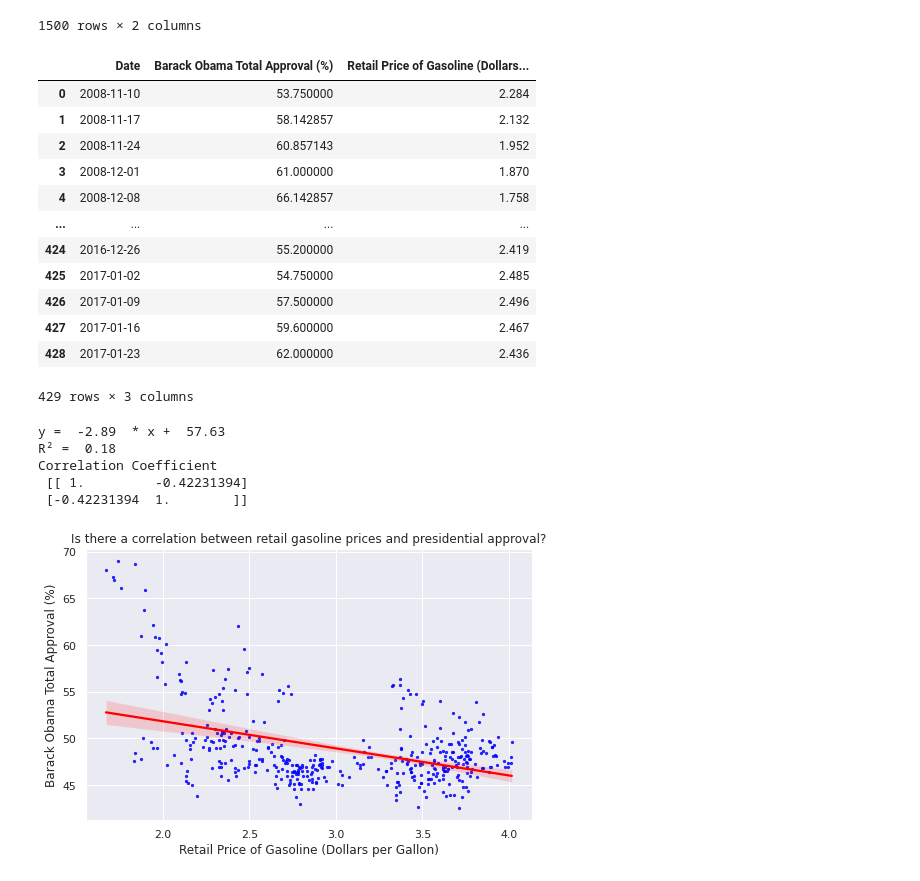
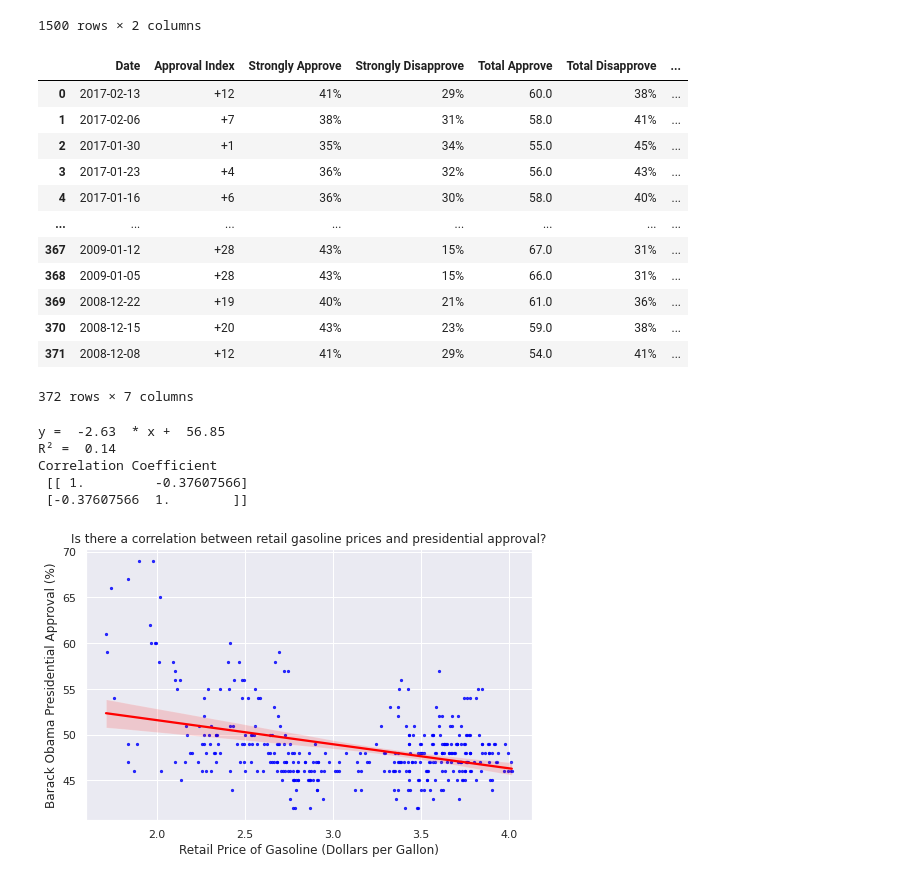
Before and after one commit to Edward-Natusch/Edward-Natusch.github.io, a Jupyter notebook: Homework9_Advanced_Analytics.ipynb, the cells around one changed output. Saved outputs shown, nothing was run; the diff lists cells and outputs as text; code cells hidden in the pictures.

```diff
--- a/Homework9_Advanced_Analytics.ipynb
+++ b/Homework9_Advanced_Analytics.ipynb
@@ -16,22 +16,6 @@ DF_Obama_Approval['Total Approve'] = DF_Obama_Approval['Total Approve'].str.repl
 DF_Obama_Approval['Total Approve'] = pd.to_numeric(DF_Obama_Approval['Total Approve'], errors ='coerce')
 DF_Obama_Approval.dropna(subset = ["Total Approve"], inplace=True)
 
-# Creating Weekly averages for presidential approval
+# Implementing a month lag
 
-DF_Obama_Approval_Weekly = DF_Obama_Approval.resample('W', on='Date').mean().reset_index()
-
-# The date will reflect the average presidential approval of the previous week
-
-import datetime
-
-# off-setting the day by 1 so the weekly average of the previous week is reflected on the monday of the next week.
-# (This is so the data can be merged with the FRED data, which has a weekly frequency ending Monday)
-
-DF_Obama_Approval_Weekly['Date'] = pd.DatetimeIndex(DF_Obama_Approval_Weekly['Date']) + pd.DateOffset(1)
-
-# Renaming Columns
-
-DF_Obama_Approval_Weekly.columns = ['Date','Barack Obama Total Approval (%)']
-
-
-DF_Obama_Approval_Weekly
+DF_Obama_Approval['Date'] = pd.DatetimeIndex(DF_Obama_Approval['Date']) + pd.DateOffset(months = 1)
@@ -110,62 +80,64 @@ DF_Retail_Gasoline_Price
 # %%
 # Merging the data from the two data sources to create a single data set
 
-DF_Obama_Approval_Weekly_With_Gasoline_Prices = DF_Obama_Approval_Weekly.merge(DF_Retail_Gasoline_Price, left_on='Date', right_on='Date')
+DF_Obama_Approval_With_Gasoline_Prices = DF_Obama_Approval.merge(DF_Retail_Gasoline_Price, left_on='Date', right_on='Date')
 
-DF_Obama_Approval_Weekly_With_Gasoline_Prices
+DF_Obama_Approval_With_Gasoline_Prices
 
 # DF_Obama_Approval_Weekly_With_Gasoline_Prices = DF_Obama_Approval_Weekly_With_Gasoline_Prices[(DF_Obama_Approval_Weekly_With_Gasoline_Prices['Date'].dt.year >= 2011)]
 # %% [output]
-|  | Date | Barack Obama Total Approval (%) | Retail Price of Gasoline (Dollars... |
-| 0 | 2008-11-10 | 53.750000 | 2.284 |
-| 1 | 2008-11-17 | 58.142857 | 2.132 |
-| 2 | 2008-11-24 | 60.857143 | 1.952 |
-| 3 | 2008-12-01 | 61.000000 | 1.870 |
-| 4 | 2008-12-08 | 66.142857 | 1.758 |
-| ... | ... | ... | ... |
-| 424 | 2016-12-26 | 55.200000 | 2.419 |
-| 425 | 2017-01-02 | 54.750000 | 2.485 |
-| 426 | 2017-01-09 | 57.500000 | 2.496 |
-| 427 | 2017-01-16 | 59.600000 | 2.467 |
-| 428 | 2017-01-23 | 62.000000 | 2.436 |
+|  | Date | Approval Index | Strongly Approve | Strongly Disapprove | Total Approve | Total Disapprove | ... |
+| 0 | 2017-02-13 | +12 | 41% | 29% | 60.0 | 38% | ... |
+| 1 | 2017-02-06 | +7 | 38% | 31% | 58.0 | 41% | ... |
+| 2 | 2017-01-30 | +1 | 35% | 34% | 55.0 | 45% | ... |
+| 3 | 2017-01-23 | +4 | 36% | 32% | 56.0 | 43% | ... |
+| 4 | 2017-01-16 | +6 | 36% | 30% | 58.0 | 40% | ... |
+| ... | ... | ... | ... | ... | ... | ... | ... |
+| 367 | 2009-01-12 | +28 | 43% | 15% | 67.0 | 31% | ... |
+| 368 | 2009-01-05 | +28 | 43% | 15% | 66.0 | 31% | ... |
+| 369 | 2008-12-22 | +19 | 40% | 21% | 61.0 | 36% | ... |
+| 370 | 2008-12-15 | +20 | 43% | 23% | 59.0 | 38% | ... |
+| 371 | 2008-12-08 | +12 | 41% | 29% | 54.0 | 41% | ... |
-429 rows × 3 columns
+372 rows × 7 columns
 # %%
 # Regressing Presidential Approval (Weekly Average) on the weekly Retail Price Price of Gasoline
 
 import matplotlib.pyplot as plt
 from matplotlib.pyplot import figure
 import seaborn as sns
 figure(figsize=(8,5))
 sns.set()
 import numpy as np
 
-x = DF_Obama_Approval_Weekly_With_Gasoline_Prices['Retail Price of Gasoline (Dollars per Gallon)']
+x = DF_Obama_Approval_With_Gasoline_Prices['Retail Price of Gasoline (Dollars per Gallon)']
 
-y = DF_Obama_Approval_Weekly_With_Gasoline_Prices['Barack Obama Total Approval (%)']
+y = DF_Obama_Approval_With_Gasoline_Prices['Total Approve']
 
 ax = sns.regplot(x, y, marker = 'o', scatter_kws={"color": "blue","s": 5}, line_kws={"color": "red"}).set_title('Is there a correlation between retail gasoline prices and presidential approval?')
 
 # Calculating a regression equation and R^2
 
 from scipy.stats import linregress
 slope, intercept, rvalue, pvalue, stderr = linregress(x, y)
 
+plt.ylabel( "Barack Obama Presidential Approval (%)" , size = 12 )
+
 # Code to print regression equation and R^2 adapted from https://www.dropbox.com/sh/xkw12cmttvs2z93/AACmyjRIyCM0BxLGmFGES6Zpa/week10?dl=0&preview=Week10_06_Seaborn.ipynb&subfolder_nav_tracking=1
 
 print('y = ',np.round(slope,2),' * x + ',np.round(intercept,2))
 print('R² = ',np.round(rvalue**2,2))
 
 # Calculating a correlation coefficient
 
-print('Correlation Coefficient\n', (np.corrcoef(DF_Obama_Approval_Weekly_With_Gasoline_Prices['Retail Price of Gasoline (Dollars per Gallon)'],DF_Obama_Approval_Weekly_With_Gasoline_Prices['Barack Obama Total Approval (%)'])))
+print('Correlation Coefficient\n', (np.corrcoef(DF_Obama_Approval_With_Gasoline_Prices['Retail Price of Gasoline (Dollars per Gallon)'],DF_Obama_Approval_With_Gasoline_Prices['Total Approve'])))
 
 # Saving the plot as an image
 
 plt.savefig('Homework9_Advanced_Analytics.png')
 # %% [output]
-y =  -2.89  * x +  57.63
-R² =  0.18
+y =  -2.63  * x +  56.85
+R² =  0.14
 Correlation Coefficient
- [[ 1.         -0.42231394]
- [-0.42231394  1.        ]]
+ [[ 1.         -0.37607566]
+ [-0.37607566  1.        ]]
-[figure, old version]
+[figure, new version]
```
Also changed, not shown: parts of 1 cell of this notebook.
